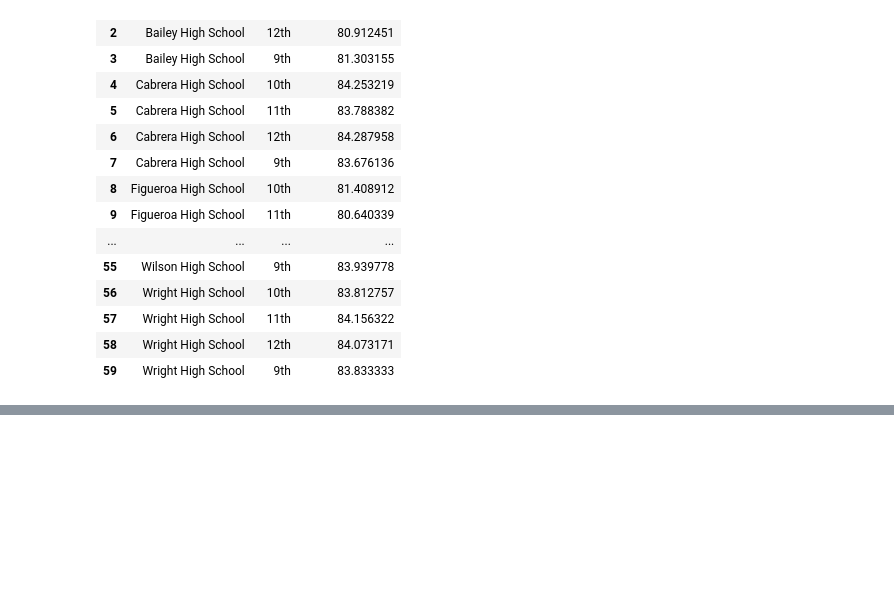
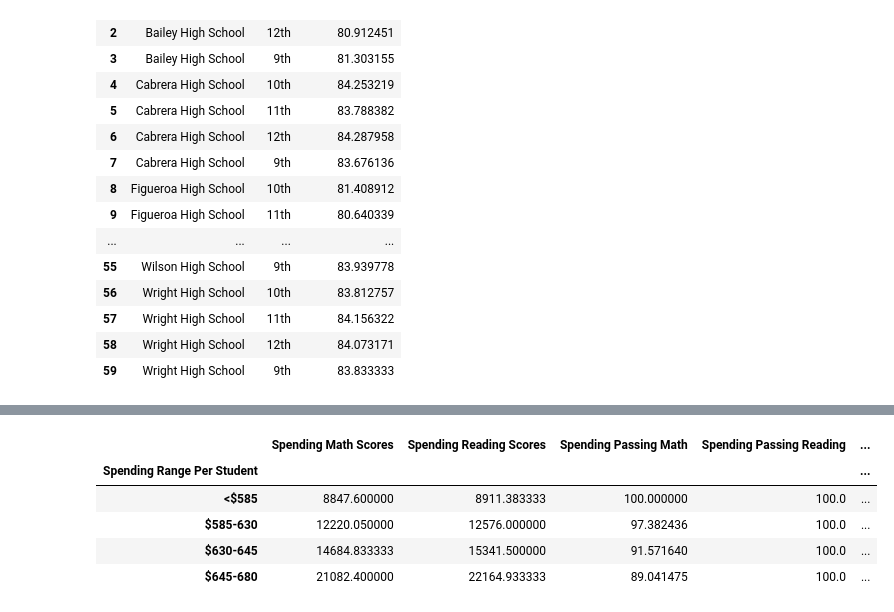
Before and after one commit to M0ther0fGingers/pandas-challenge, a Jupyter notebook: PyCitySchools/PyCitySchools.ipynb, the cells around one changed output, grey strips where cells are left out. Cells and saved outputs as stored; diff of their text form; code cells hidden in the pictures; blank space fills up the shorter version.

```diff
--- a/PyCitySchools/PyCitySchools.ipynb
+++ b/PyCitySchools/PyCitySchools.ipynb
@@ -580,0 +607,25 @@ students_count_group
+# %%
+# Caluclate the mean scores per spending range
+
+spending_math_scores = key_metrics_df.groupby(["Spending Range Per Student"])["Avg Math Score"].mean()
+spending_reading_scores = key_metrics_df.groupby(["Spending Range Per Student"])["Avg Reading Score"].mean()
+spending_passing_math = key_metrics_df.groupby(["Spending Range Per Student"])["Percent Passing Math"].mean()
+spending_passing_reading = key_metrics_df.groupby(["Spending Range Per Student"])["Percent Passing Reading"].mean()
+overall_passing_spending = key_metrics_df.groupby(["Spending Range Per Student"])["Percent Passing Overall"].mean()
+
+
+# Create a dataframe called spending_summary and include Avg math score, avg reading score, percent passing math, percent passing reading,
+# and percent passing overall.
+spending_summary_df = pd.DataFrame({"Spending Math Scores": spending_math_scores,
+                                "Spending Reading Scores": spending_reading_scores,
+                                "Spending Passing Math": spending_passing_math,
+                                "Spending Passing Reading": spending_passing_reading,
+                                "Overall Passing Spending": overall_passing_spending})
+spending_summary_df
+# %% [output]
+|  | Spending Math Scores | Spending Reading Scores | Spending Passing Math | Spending Passing Reading | ... |
+| Spending Range Per Student |  |  |  |  | ... |
+| <$585 | 8847.600000 | 8911.383333 | 100.000000 | 100.0 | ... |
+| $585-630 | 12220.050000 | 12576.000000 | 97.382436 | 100.0 | ... |
+| $630-645 | 14684.833333 | 15341.500000 | 91.571640 | 100.0 | ... |
+| $645-680 | 21082.400000 | 22164.933333 | 89.041475 | 100.0 | ... |
```
Also changed, not shown: parts of 6 cells of this notebook, 2 other files.
